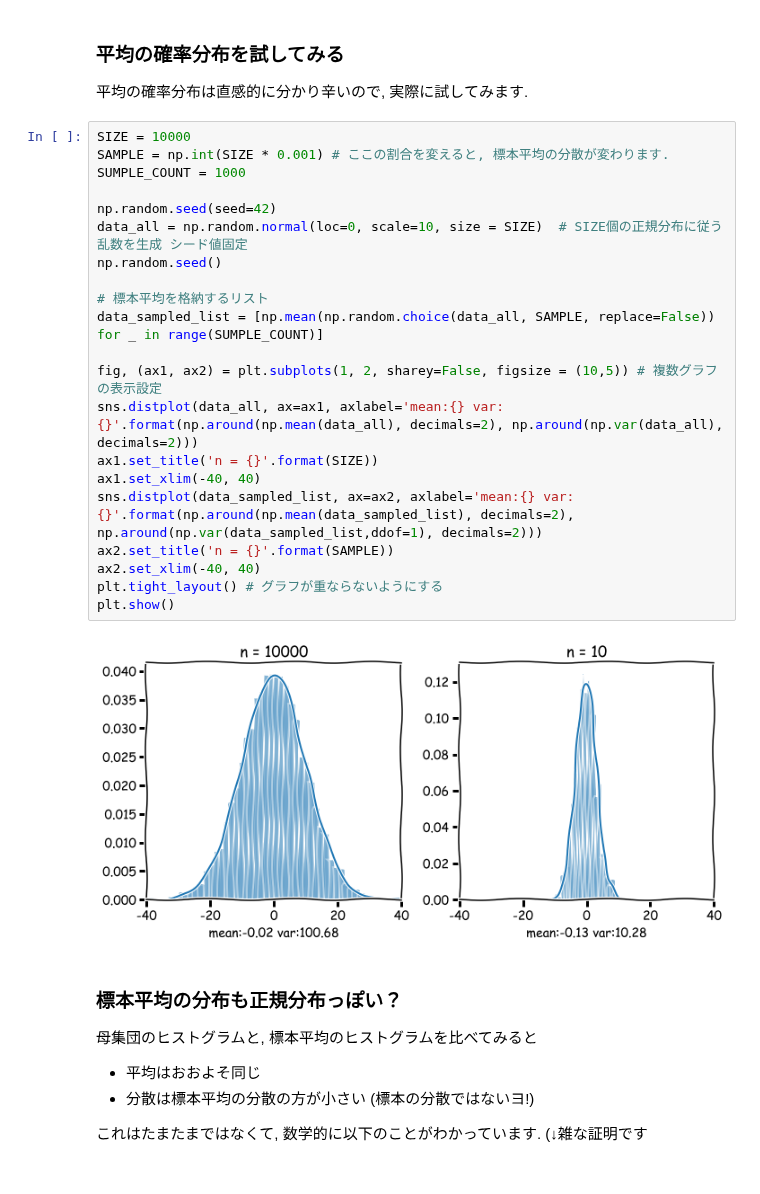
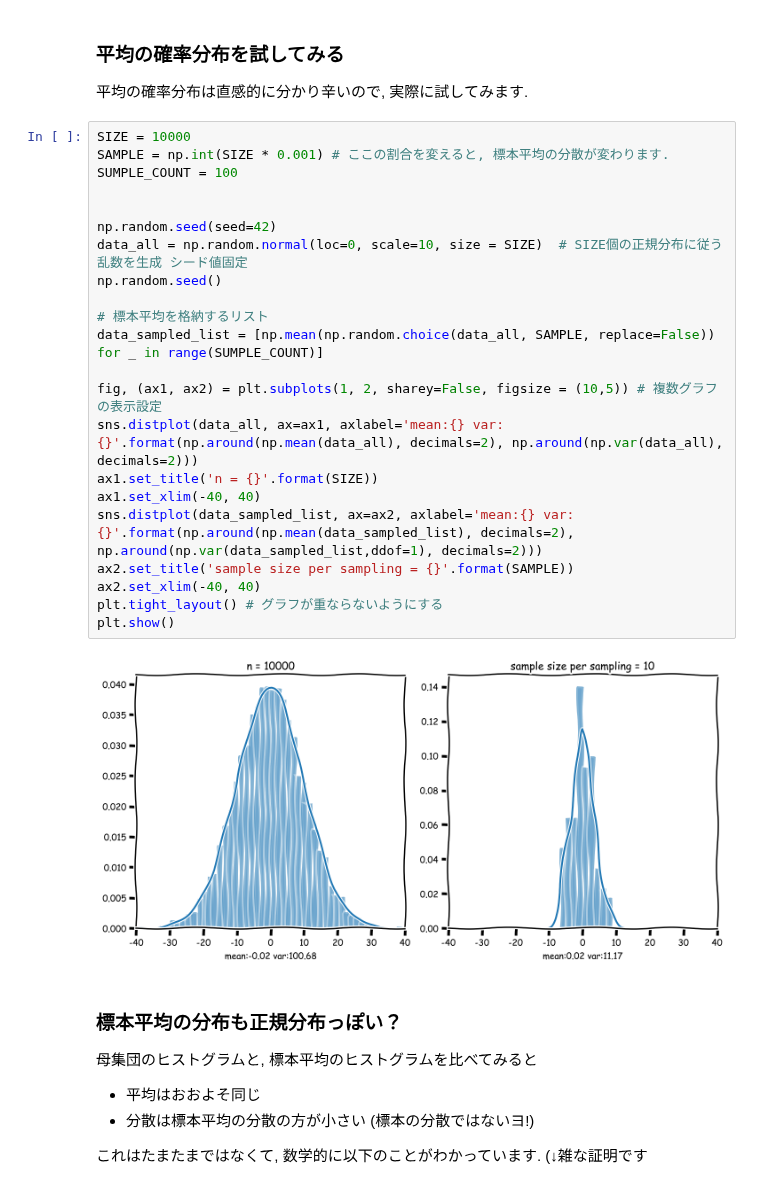
Before and after one commit to Soichiro-Fujioka/chotto-dekiru-DS, a Jupyter notebook: statistics/statistics-1.ipynb, the cells around one changed output. Drawn from its saved outputs; the diff is of its cells as text.

```diff
--- a/statistics/statistics-1.ipynb
+++ b/statistics/statistics-1.ipynb
@@ -541,26 +541,27 @@ var: 84.5867235940986
 # %%
 SIZE = 10000
 SAMPLE = np.int(SIZE * 0.001) # ここの割合を変えると, 標本平均の分散が変わります.
-SUMPLE_COUNT = 1000
+SUMPLE_COUNT = 100
+
 
 np.random.seed(seed=42)
 data_all = np.random.normal(loc=0, scale=10, size = SIZE)  # SIZE個の正規分布に従う乱数を生成 シード値固定
 np.random.seed()
 
 # 標本平均を格納するリスト
 data_sampled_list = [np.mean(np.random.choice(data_all, SAMPLE, replace=False)) for _ in range(SUMPLE_COUNT)]
 
 fig, (ax1, ax2) = plt.subplots(1, 2, sharey=False, figsize = (10,5)) # 複数グラフの表示設定
 sns.distplot(data_all, ax=ax1, axlabel='mean:{} var:{}'.format(np.around(np.mean(data_all), decimals=2), np.around(np.var(data_all), decimals=2)))
 ax1.set_title('n = {}'.format(SIZE))
 ax1.set_xlim(-40, 40)
 sns.distplot(data_sampled_list, ax=ax2, axlabel='mean:{} var:{}'.format(np.around(np.mean(data_sampled_list), decimals=2), np.around(np.var(data_sampled_list,ddof=1), decimals=2)))
-ax2.set_title('n = {}'.format(SAMPLE))
+ax2.set_title('sample size per sampling = {}'.format(SAMPLE))
 ax2.set_xlim(-40, 40)
 plt.tight_layout() # グラフが重ならないようにする
 plt.show()
 # %% [output]
-[figure, old version]
+[figure, new version]
 # %% [markdown]
 ### 標本平均の分布も正規分布っぽい？
 母集団のヒストグラムと, 標本平均のヒストグラムを比べてみると
```
Also changed, not shown: parts of 27 cells of this notebook.
